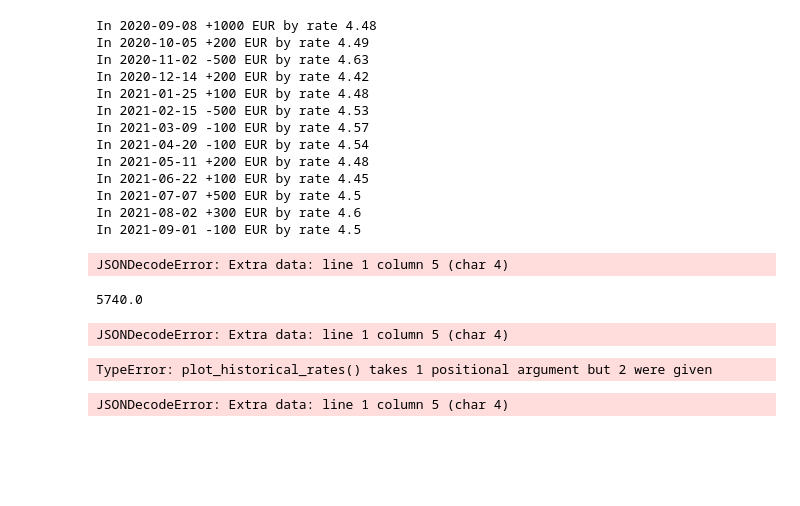
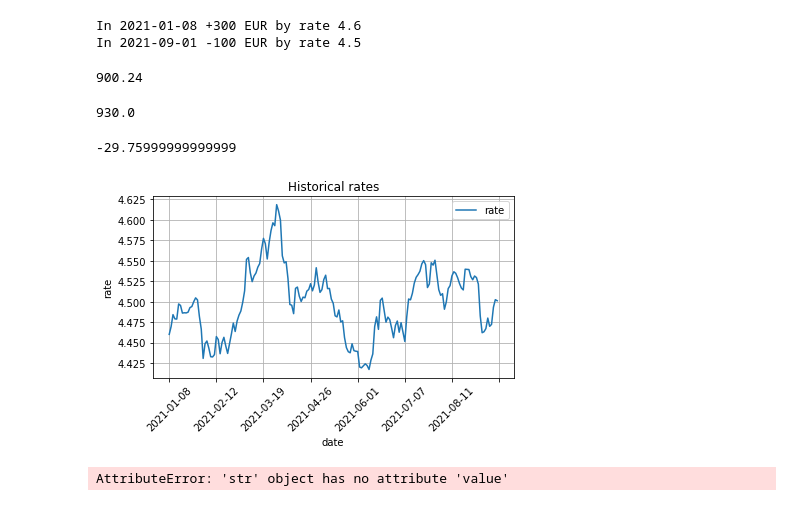
Before and after one commit to kundziorro/generator, a Jupyter notebook: demo.ipynb, the cells around one changed output. Saved outputs shown, nothing was run; the diff lists cells and outputs as text; code cells hidden in the pictures; blank space fills up the shorter version.

```diff
--- a/demo.ipynb
+++ b/demo.ipynb
@@ -12,42 +12,31 @@ wallet = Wallet()
 grapher = Grapher()
 requester = ExchangeRateRequester()
 # %%
-wallet.add_buy_transaction("2021-08-02", 300, 4.6)
+wallet.add_buy_transaction("2021-01-08", 300, 4.6)
 wallet.add_sell_transaction("2021-09-01", 100, 4.5)
 # %%
 wallet.show_transactions()
 # %% [output]
-In 2020-09-08 +1000 EUR by rate 4.48
-In 2020-10-05 +200 EUR by rate 4.49
-In 2020-11-02 -500 EUR by rate 4.63
-In 2020-12-14 +200 EUR by rate 4.42
-In 2021-01-25 +100 EUR by rate 4.48
-In 2021-02-15 -500 EUR by rate 4.53
-In 2021-03-09 -100 EUR by rate 4.57
-In 2021-04-20 -100 EUR by rate 4.54
-In 2021-05-11 +200 EUR by rate 4.48
-In 2021-06-22 +100 EUR by rate 4.45
-In 2021-07-07 +500 EUR by rate 4.5
-In 2021-08-02 +300 EUR by rate 4.6
+In 2021-01-08 +300 EUR by rate 4.6
 In 2021-09-01 -100 EUR by rate 4.5
 # %%
 wallet.get_value_in_pln()
 # %% [output]
-JSONDecodeError: Extra data: line 1 column 5 (char 4)
+900.24
 # %%
 wallet.get_paid_value_in_pln()
 # %% [output]
-5740.0
+930.0
 # %%
 wallet.get_profit_in_pln()
 # %% [output]
-JSONDecodeError: Extra data: line 1 column 5 (char 4)
+-29.75999999999999
 # %%
-grapher.plot_historical_rates(wallet.transactions)
+grapher.plot_historical_rates(grapher._get_historical_rates_df(wallet.transactions))
 # %% [output]
-TypeError: plot_historical_rates() takes 1 positional argument but 2 were given
+[figure, added]
 # %%
 grapher.plot_portfolio_value_pln(grapher._get_historical_rates_df(wallet.transactions))
 # %% [output]
-JSONDecodeError: Extra data: line 1 column 5 (char 4)
+AttributeError: 'str' object has no attribute 'value'
 # %%
```
Also changed, not shown: parts of 1 cell of this notebook, 1 other file.
